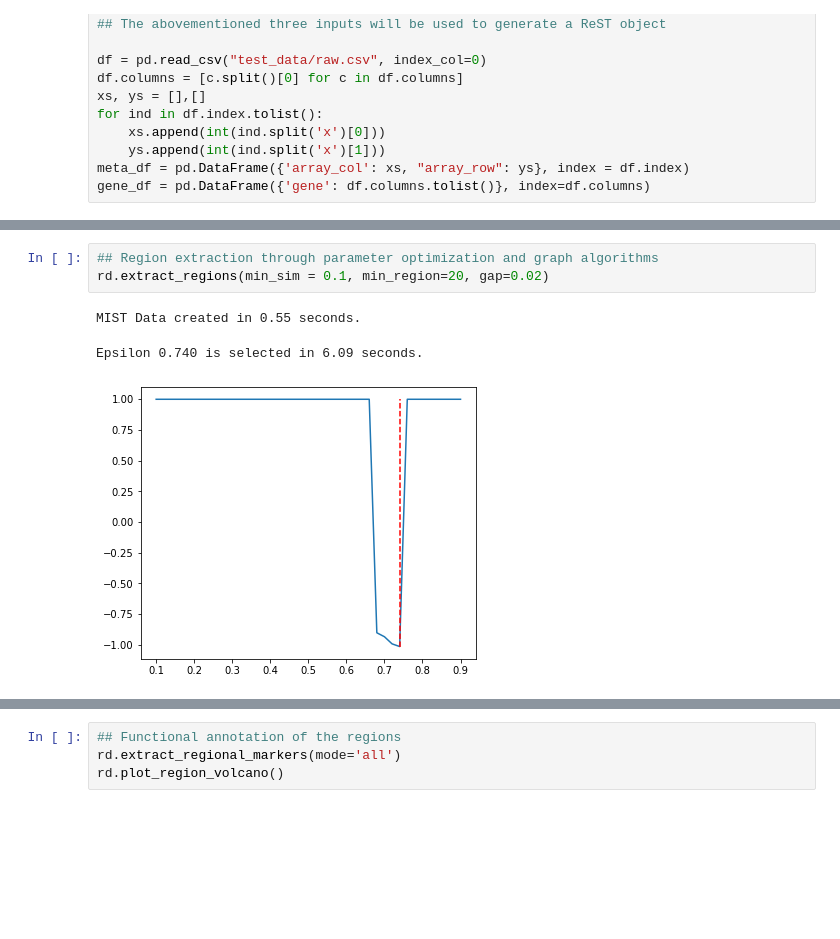
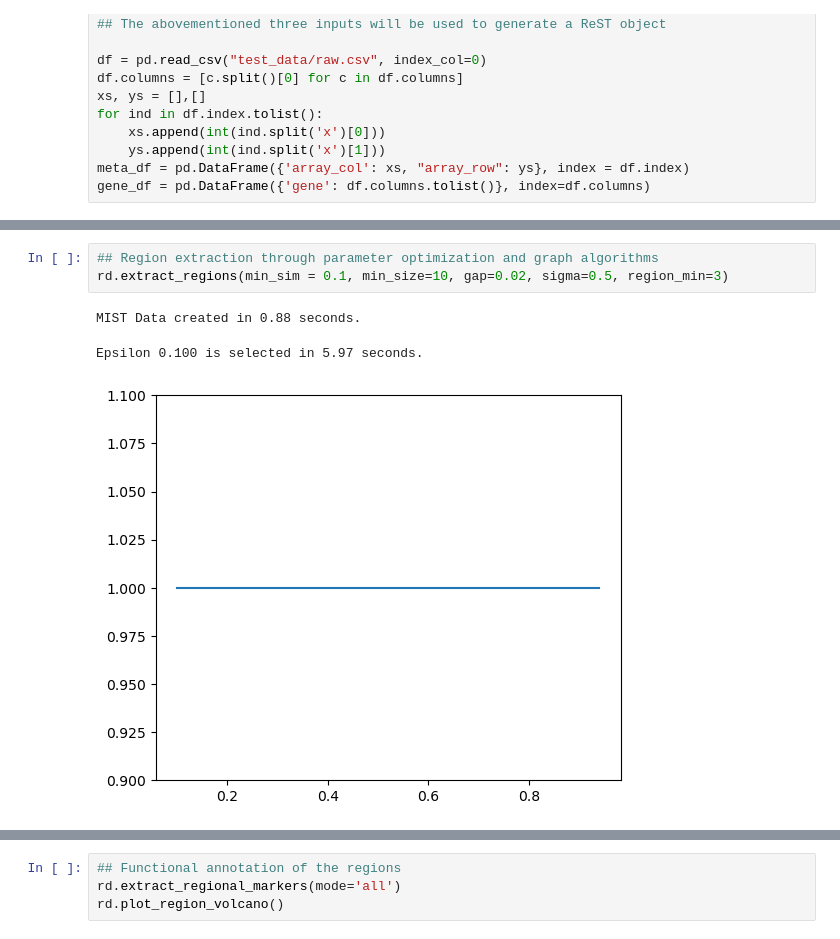
Before and after one commit to linhuawang/MIST, a Jupyter notebook: Tutorial 1 - MIST region detection, functional annotation and imputation (Melanoma).ipynb, the cells around one changed output, grey strips where cells are left out. Drawn from its saved outputs; the diff is of its cells as text; blank space fills up the shorter version.

```diff
--- a/Tutorial 1 - MIST region detection, functional annotation and imputation (Melanoma).ipynb
+++ b/Tutorial 1 - MIST region detection, functional annotation and imputation (Melanoma).ipynb
@@ -37,10 +37,10 @@ After QC: 269 observations and 10975 genes.
 # %%
 ## Region extraction through parameter optimization and graph algorithms
-rd.extract_regions(min_sim = 0.1, min_region=20, gap=0.02)
+rd.extract_regions(min_sim = 0.1, min_size=10, gap=0.02, sigma=0.5, region_min=3)
 # %% [output]
-MIST Data created in 0.55 seconds.
+MIST Data created in 0.88 seconds.
-Epsilon 0.740 is selected in 6.09 seconds.
+Epsilon 0.100 is selected in 5.97 seconds.
-[figure, old version]
+[figure, new version]
 # %%
 # Plot region boundaries
 rd.assign_region_colors(region_colors={'0':'black', '1':'red', '2':'darkorange'})
```
Also changed, not shown: parts of 3 cells of this notebook, 1 other file.
